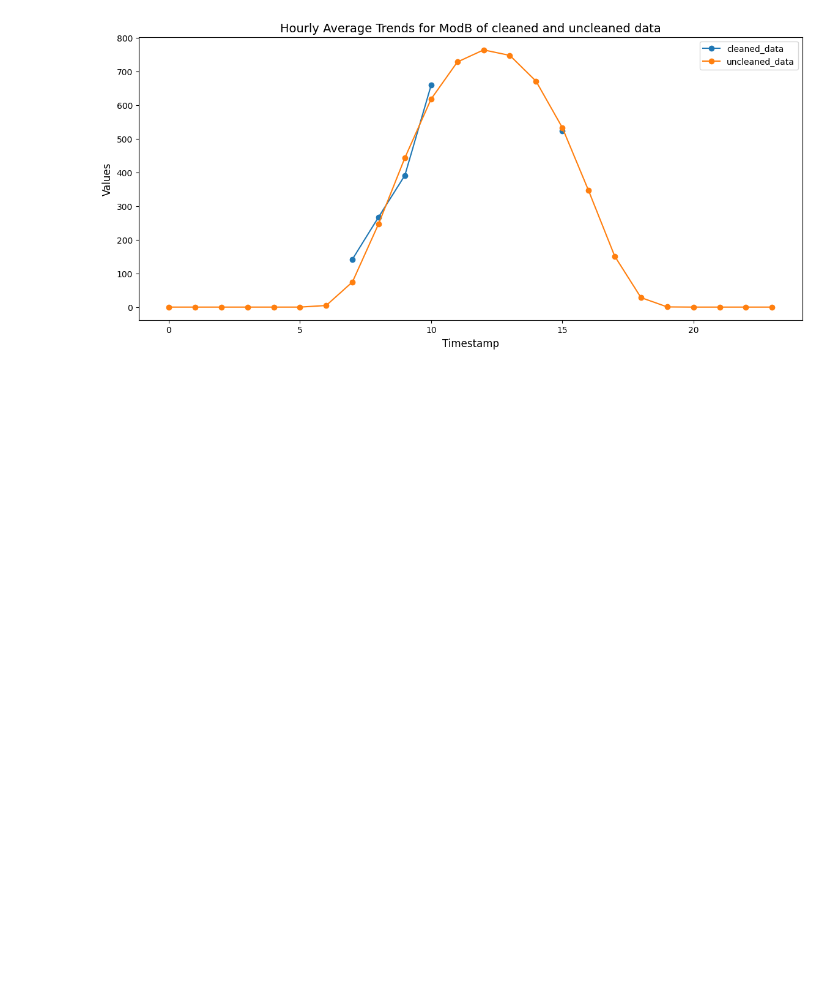
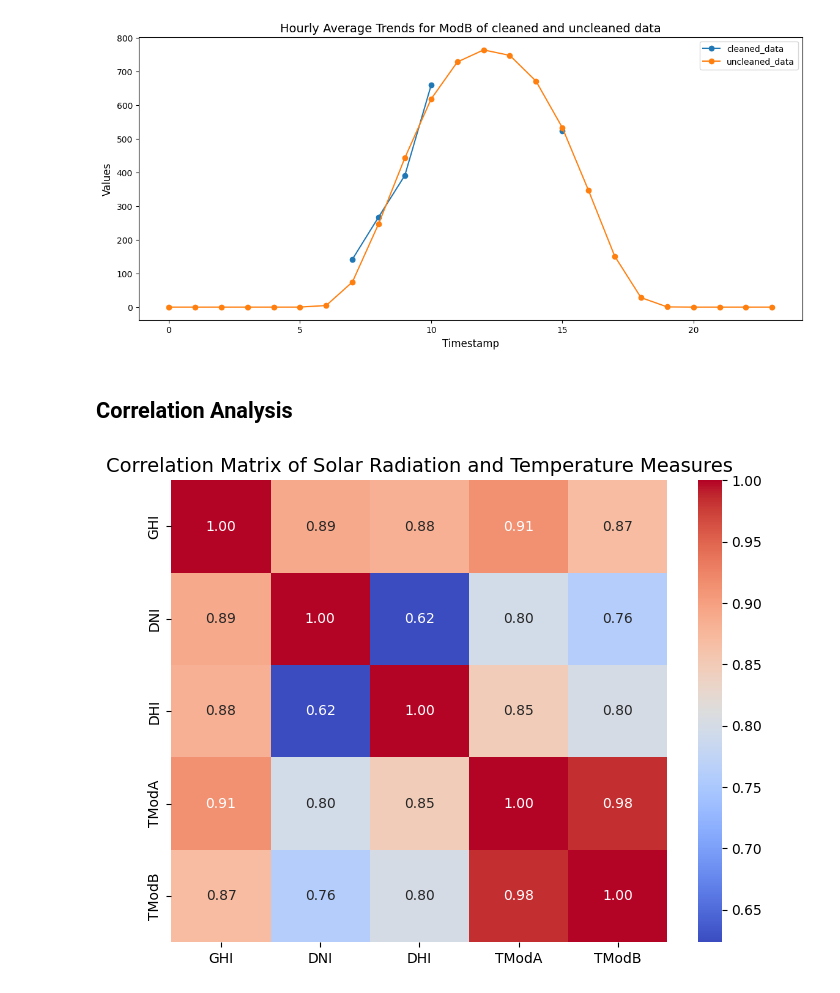
Before and after one commit to KalebAsratemedhin/KAIM-Week0, a Jupyter notebook: notebooks/eda_benin_malanville.ipynb, the cells around one changed output. Saved outputs shown, nothing was run; the diff lists cells and outputs as text; code cells hidden in the pictures; blank space fills up the shorter version.

Commit message:
feat: add Correlation analysis and wind analysis

```diff
--- a/notebooks/eda_benin_malanville.ipynb
+++ b/notebooks/eda_benin_malanville.ipynb
@@ -278,3 +283,17 @@ time_series_line_graph('Hourly Average Trends for ModB of cleaned and uncleaned
 [figure]
 [figure]
 [figure]
+# %% [markdown]
+## Correlation Analysis
+# %%
+
+solar_temp_data = benin_data[['GHI', 'DNI', 'DHI', 'TModA', 'TModB']]
+
+correlation_matrix = solar_temp_data.corr()
+
+plt.figure(figsize=(8, 6))
+sns.heatmap(correlation_matrix, annot=True, cmap='coolwarm', fmt='.2f', cbar=True)
+plt.title("Correlation Matrix of Solar Radiation and Temperature Measures", fontsize=14)
+plt.show()
+# %% [output]
+[figure, added]
```
Also changed, not shown: parts of 10 cells of this notebook, 1 other file.
